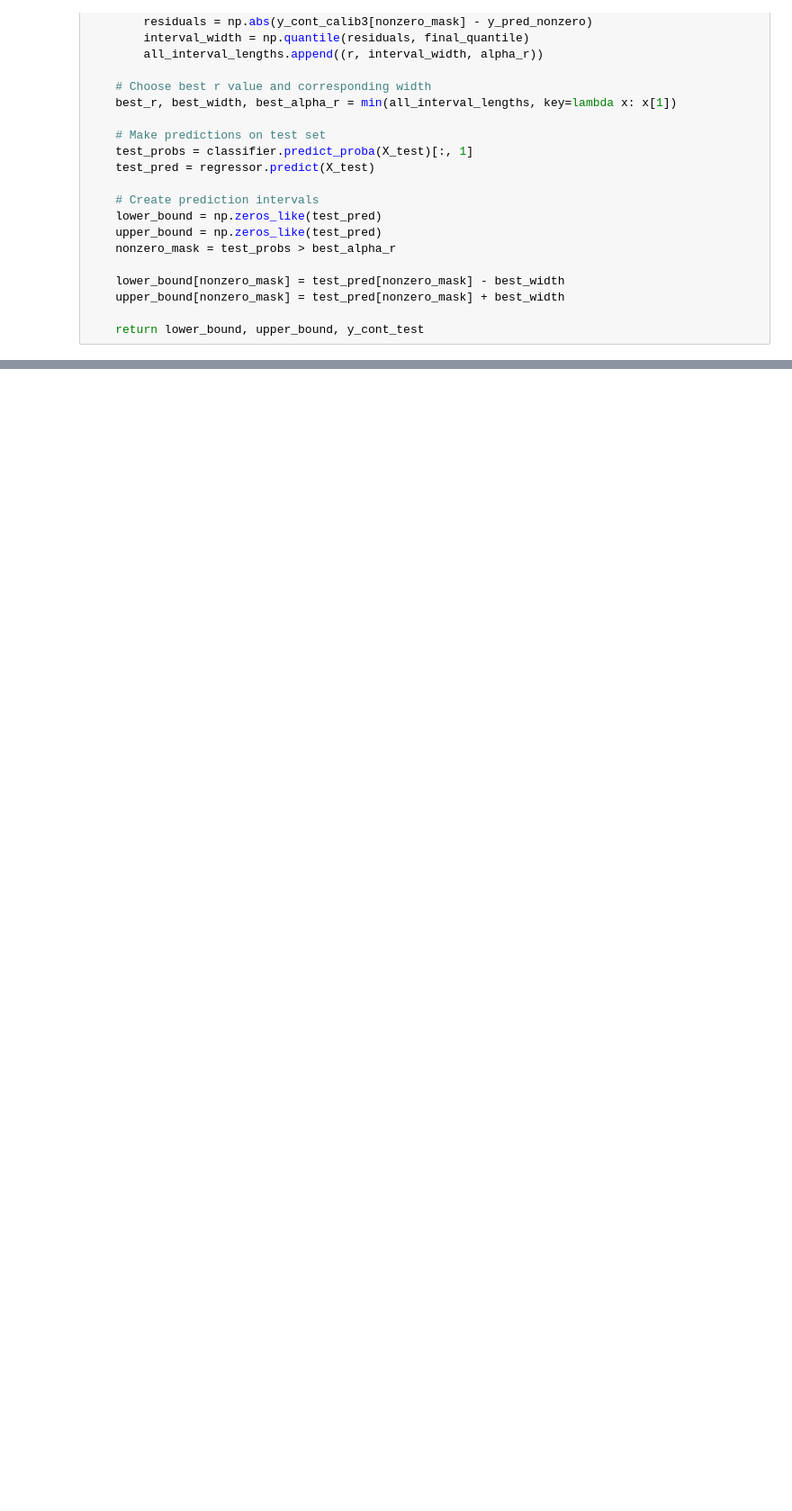
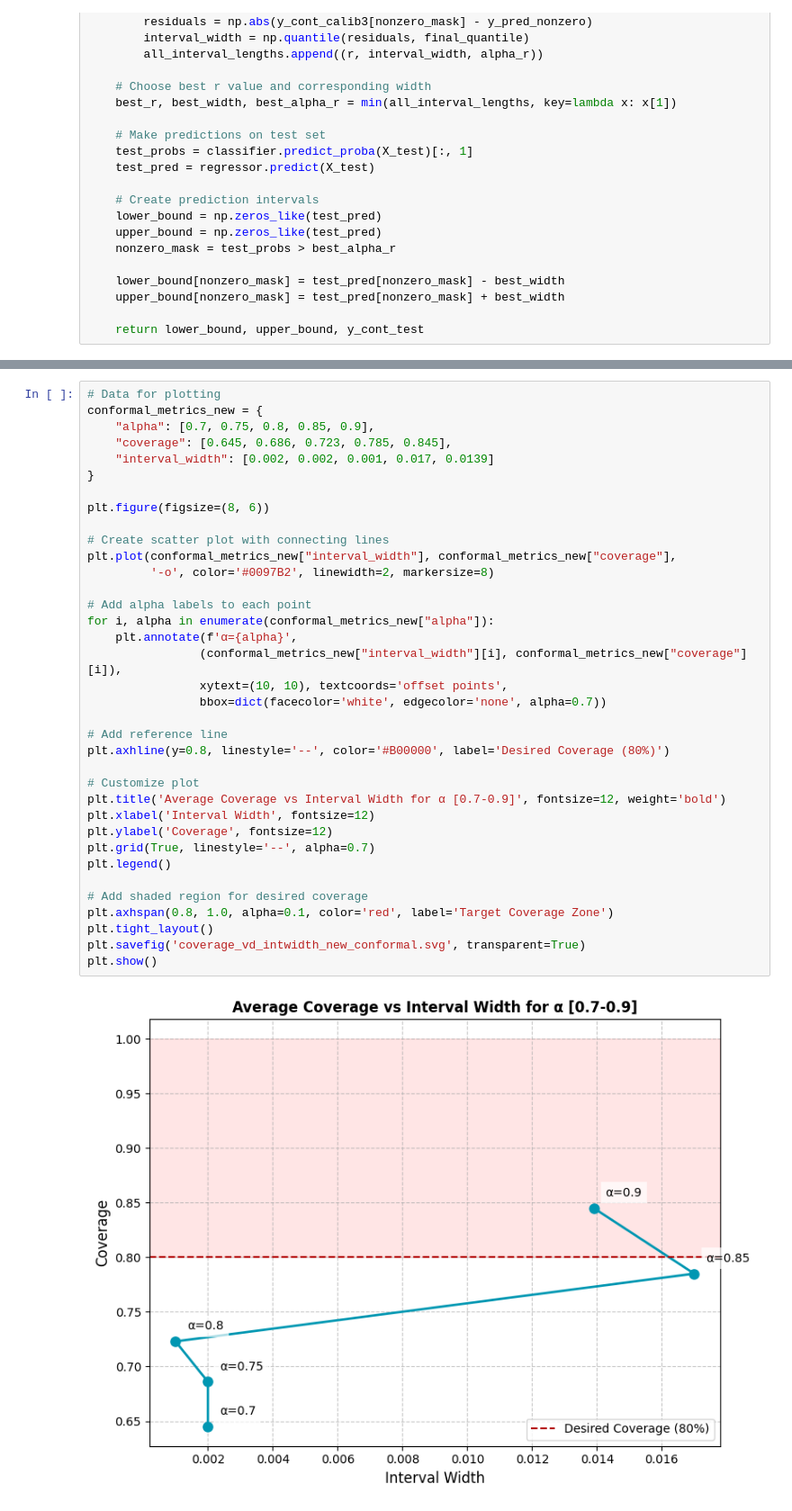
Before and after one commit to rdiazrincon/conformal_prediction_pd, a Jupyter notebook: conformal_pd_new.ipynb, the cells around one changed output, grey strips where cells are left out. Shown at 90% size. Cells and saved outputs as stored; diff of their text form; blank space fills up the shorter version.

Commit message:
Add alpha plots

```diff
--- a/conformal_pd_new.ipynb
+++ b/conformal_pd_new.ipynb
@@ -224,6 +224,44 @@ print(f"Average interval width: {interval_width:.3f}")
 # %% [output]
 Coverage: 0.845
 Average interval width: 0.139
+# %%
+# Data for plotting
+conformal_metrics_new = {
+    "alpha": [0.7, 0.75, 0.8, 0.85, 0.9],
+    "coverage": [0.645, 0.686, 0.723, 0.785, 0.845],
+    "interval_width": [0.002, 0.002, 0.001, 0.017, 0.0139]
+}
+
+plt.figure(figsize=(8, 6))
+
+# Create scatter plot with connecting lines
+plt.plot(conformal_metrics_new["interval_width"], conformal_metrics_new["coverage"],
+         '-o', color='#0097B2', linewidth=2, markersize=8)
+
+# Add alpha labels to each point
+for i, alpha in enumerate(conformal_metrics_new["alpha"]):
+    plt.annotate(f'α={alpha}',
+                (conformal_metrics_new["interval_width"][i], conformal_metrics_new["coverage"][i]),
+                xytext=(10, 10), textcoords='offset points',
+                bbox=dict(facecolor='white', edgecolor='none', alpha=0.7))
+
+# Add reference line
+plt.axhline(y=0.8, linestyle='--', color='#B00000', label='Desired Coverage (80%)')
+
+# Customize plot
+plt.title('Average Coverage vs Interval Width for α [0.7-0.9]', fontsize=12, weight='bold')
+plt.xlabel('Interval Width', fontsize=12)
+plt.ylabel('Coverage', fontsize=12)
+plt.grid(True, linestyle='--', alpha=0.7)
+plt.legend()
+
+# Add shaded region for desired coverage
+plt.axhspan(0.8, 1.0, alpha=0.1, color='red', label='Target Coverage Zone')
+plt.tight_layout()
+plt.savefig('coverage_vd_intwidth_new_conformal.svg', transparent=True)
+plt.show()
+# %% [output]
+[figure, added]
 # %%
 def conformal_prediction_zero_inflated_mapie(X, y_binary, y_continuous, alpha_tilda=0.9):
     """
```
Also changed, not shown: parts of 3 cells of this notebook, 1 other file.
